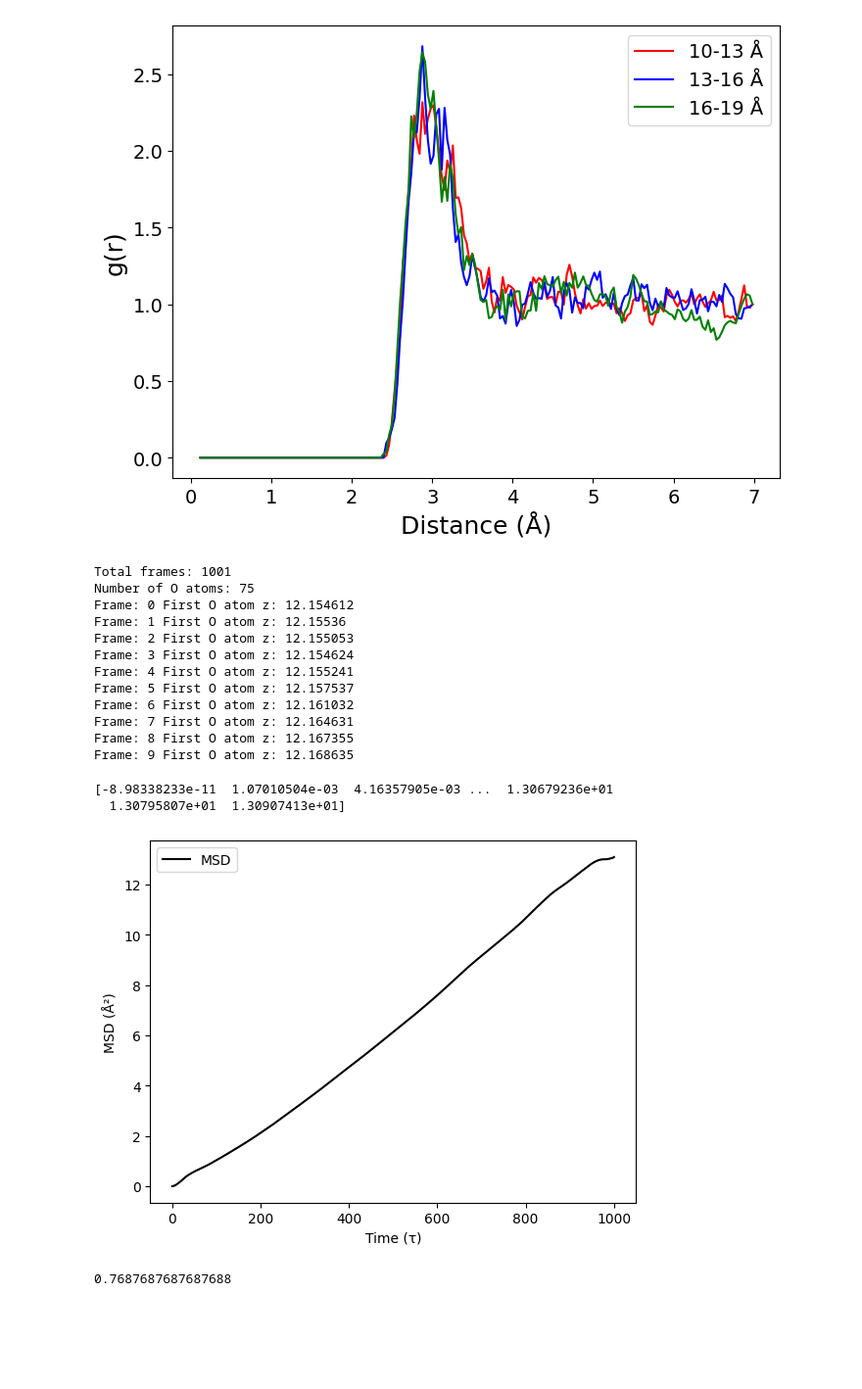
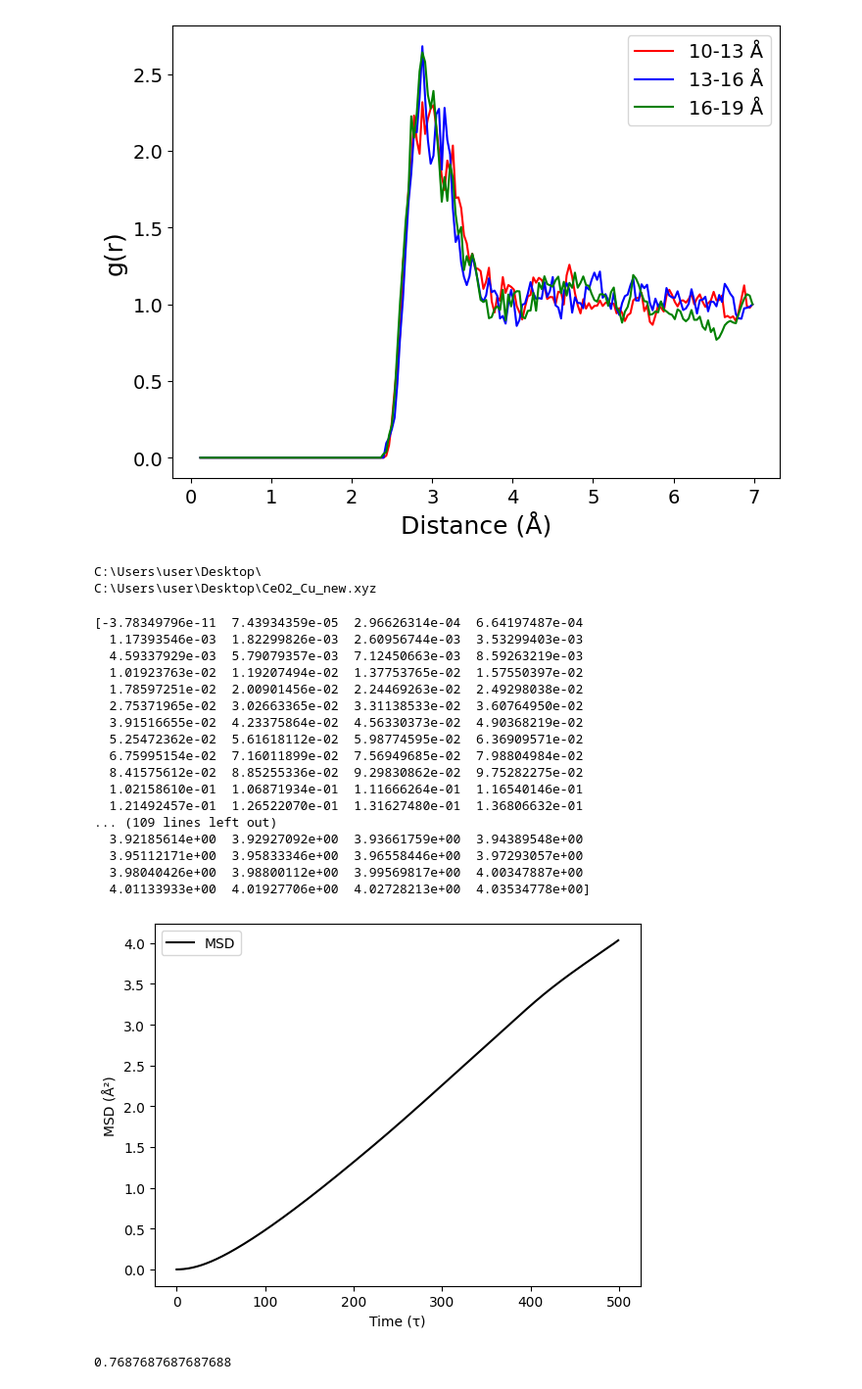
Before and after one commit to JihoonSon94/MD_Analysis, a Jupyter notebook: MD.ipynb, the cells around one changed output. Shown at 98% size. Drawn from its saved outputs; the diff is of its cells as text; code cells hidden in the pictures; blank space fills up the shorter version.

```diff
--- a/MD.ipynb
+++ b/MD.ipynb
@@ -569,65 +592,69 @@ plt.show()
 # %% [output]
 0.33836855480426403
 [figure]
+# %%
+import os
+desktop_dir = os.path.expanduser("~\\Desktop\\")
+print(desktop_dir)
+name = "CeO2_Cu"
+file_path = os.path.join(desktop_dir, f"{name}_new.xyz")
+print(file_path)
+# %% [output]
+C:\Users\user\Desktop\
+C:\Users\user\Desktop\CeO2_Cu_new.xyz
 # %%
 import numpy as np
 import matplotlib.pyplot as plt
 import MDAnalysis as mda
 from MDAnalysis.analysis.msd import EinsteinMSD
+import os
 
 # Universe 객체 생성
 name = "CeO2"
-path = "C:\\Users\\Jihoon\\Desktop\\"
-cif_name = f"{path}{name}.cif"
-xyz_name = f"{path}{name}_new.xyz"
+desktop_dir = os.path.join(os.path.expanduser("~"), "Desktop")
+file_path = os.path.join(desktop_dir, f"{name}-pos-1.xyz")
 
 
-u = mda.Universe(xyz_name, xyz_name)
-u1_ag_O_all = u.select_atoms('name H')
-
-print("Total frames:", len(u.trajectory))
-O_atoms = u.select_atoms('name O and (prop z > 9)')
-print("Number of O atoms:", len(O_atoms))
-for ts in u.trajectory[:10]:   # 처음 5 프레임만 예시로
-    print("Frame:", ts.frame, "First O atom z:", O_atoms.positions[0][2])
-
+u = mda.Universe(file_path)
+u1_ag_O_all = u.select_atoms('name O and (prop z > 9)')
 
 # MSD 분석 수행
 msd_analysis = EinsteinMSD(u1_ag_O_all, select="all", msd_type='xyz', fft=True)
-msd_analysis.run()
+msd_analysis.run(start=1500, stop=2000, step=1)
 
 # 결과 추출
 msd = msd_analysis.results.timeseries
-print(msd)
 # 시뮬레이션 파라미터
 nframes = msd_analysis.n_frames
 timestep = 1  # 프레임 간 시간 간격을 실제 시뮬레이션 값으로 설정하세요
 lagtimes = np.arange(nframes) * timestep
 
 # MSD 플롯
 plt.figure()
 plt.plot(lagtimes, msd, color='black', linestyle='-', label='MSD')
-#plt.plot(lagtimes, lagtimes * 6, color='black', linestyle='--', label='y=6τ')
 plt.xlabel('Time (τ)')
 plt.ylabel('MSD (Å²)')
 plt.legend()
 plt.show()
 # %% [output]
-Total frames: 1001
-Number of O atoms: 75
-Frame: 0 First O atom z: 12.154612
-Frame: 1 First O atom z: 12.15536
-Frame: 2 First O atom z: 12.155053
-Frame: 3 First O atom z: 12.154624
-Frame: 4 First O atom z: 12.155241
-Frame: 5 First O atom z: 12.157537
-Frame: 6 First O atom z: 12.161032
-Frame: 7 First O atom z: 12.164631
-Frame: 8 First O atom z: 12.167355
-Frame: 9 First O atom z: 12.168635
+[-3.78349796e-11  7.43934359e-05  2.96626314e-04  6.64197487e-04
+  1.17393546e-03  1.82299826e-03  2.60956744e-03  3.53299403e-03
+  4.59337929e-03  5.79079357e-03  7.12450663e-03  8.59263219e-03
+  1.01923763e-02  1.19207494e-02  1.37753765e-02  1.57550397e-02
+  1.78597251e-02  2.00901456e-02  2.24469263e-02  2.49298038e-02
+  2.75371965e-02  3.02663365e-02  3.31138533e-02  3.60764950e-02
+  3.91516655e-02  4.23375864e-02  4.56330373e-02  4.90368219e-02
+  5.25472362e-02  5.61618112e-02  5.98774595e-02  6.36909571e-02
+  6.75995154e-02  7.16011899e-02  7.56949685e-02  7.98804984e-02
+  8.41575612e-02  8.85255336e-02  9.29830862e-02  9.75282275e-02
+  1.02158610e-01  1.06871934e-01  1.11666264e-01  1.16540146e-01
+  1.21492457e-01  1.26522070e-01  1.31627480e-01  1.36806632e-01
+... (109 lines left out)
+  3.92185614e+00  3.92927092e+00  3.93661759e+00  3.94389548e+00
+  3.95112171e+00  3.95833346e+00  3.96558446e+00  3.97293057e+00
+  3.98040426e+00  3.98800112e+00  3.99569817e+00  4.00347887e+00
+  4.01133933e+00  4.01927706e+00  4.02728213e+00  4.03534778e+00]
-[-8.98338233e-11  1.07010504e-03  4.16357905e-03 ...  1.30679236e+01
-  1.30795807e+01  1.30907413e+01]
-[figure, old version]
+[figure, new version]
 # %%
 import MDAnalysis as mda
 from MDAnalysis.analysis.rdf import InterRDF
```
Also changed, not shown: parts of 6 cells of this notebook.
